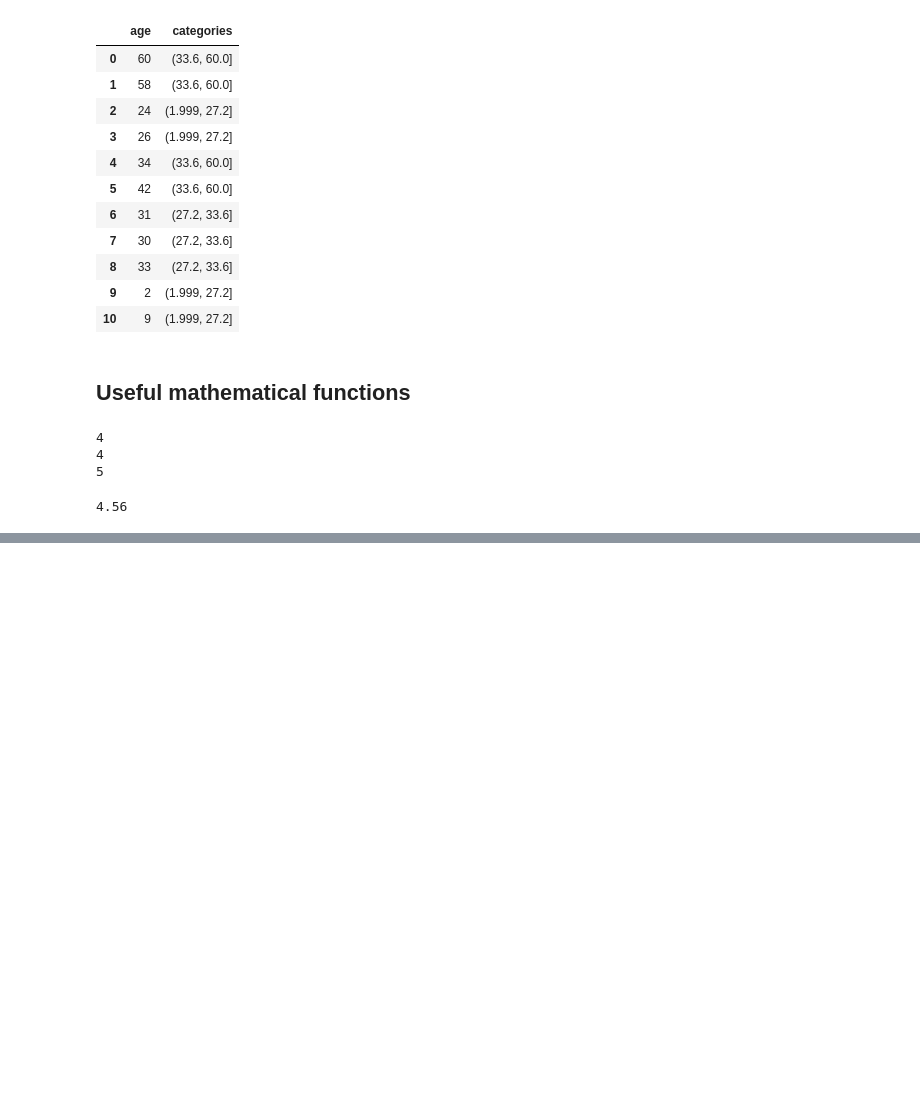
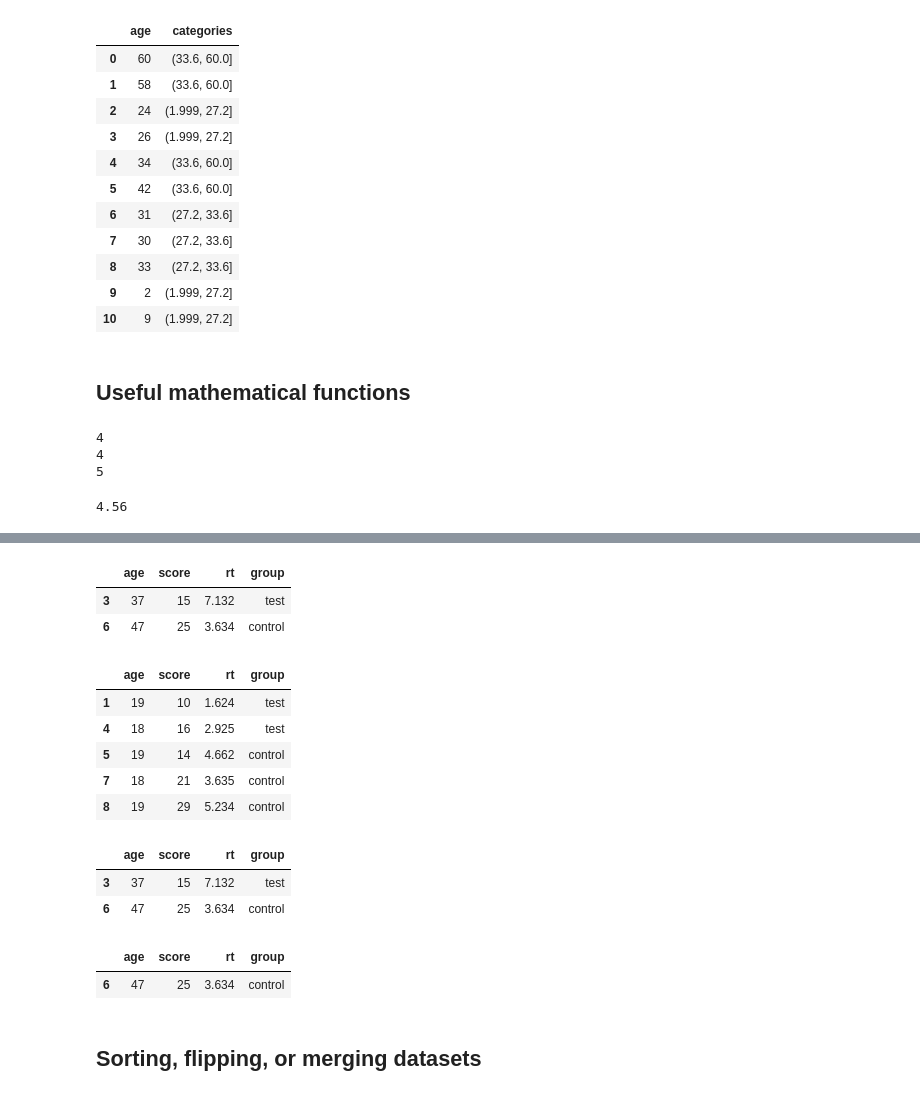
Before and after one commit to soerinev/CulturalDataScience, a Jupyter notebook: readings_notes/weed_chapter7.ipynb, the cells around one changed output, grey strips where cells are left out. Cells and saved outputs as stored; diff of their text form; code cells hidden in the pictures; blank space fills up the shorter version.

```diff
--- a/readings_notes/weed_chapter7.ipynb
+++ b/readings_notes/weed_chapter7.ipynb
@@ -317,0 +390,36 @@ round(b, 2)
+# %%
+# only keep data from subjects over age 21
+df_old = df[df['age']> 21]
+df_old
+# %% [output]
+|  | age | score | rt | group |
+| 3 | 37 | 15 | 7.132 | test |
+| 6 | 47 | 25 | 3.634 | control |
+# %%
+# only keep data from subjects between age 17 and 21
+df_youngish = df[(df['age'] < 21 ) & (df['age'] > 17)]
+df_youngish
+# %% [output]
+|  | age | score | rt | group |
+| 1 | 19 | 10 | 1.624 | test |
+| 4 | 18 | 16 | 2.925 | test |
+| 5 | 19 | 14 | 4.662 | control |
+| 7 | 18 | 21 | 3.635 | control |
+| 8 | 19 | 29 | 5.234 | control |
+# %%
+# only keep data from subject over age 21 and with reaction time over 3 seconds (i.e. slice from more variables at once)
+old_and_slow = df[(df['age'] > 21) & (df['rt'] > 3)]
+old_and_slow
+# %% [output]
+|  | age | score | rt | group |
+| 3 | 37 | 15 | 7.132 | test |
+| 6 | 47 | 25 | 3.634 | control |
+# %%
+# specify further to only keep data from the control subject over age 21 and with reaction time over 3 seconds
+old_and_slow_control = df[(df['age'] > 21) & (df['rt'] > 3) & (df['group'] == 'control')]
+old_and_slow_control
+# %% [output]
+|  | age | score | rt | group |
+| 6 | 47 | 25 | 3.634 | control |
+# %% [markdown]
+## Sorting, flipping, or merging datasets
```
Also changed, not shown: parts of 10 cells of this notebook, 1 other file.
